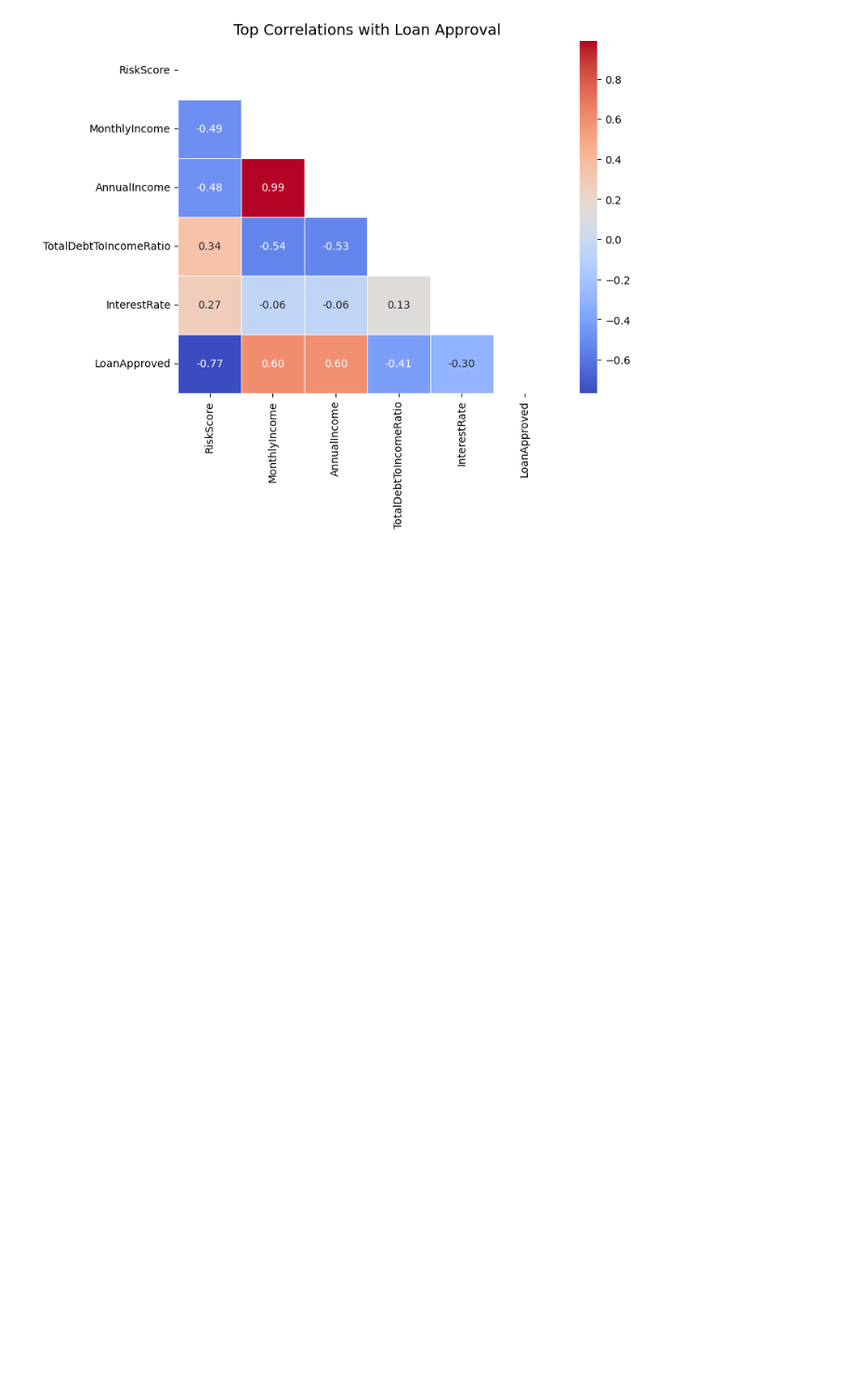
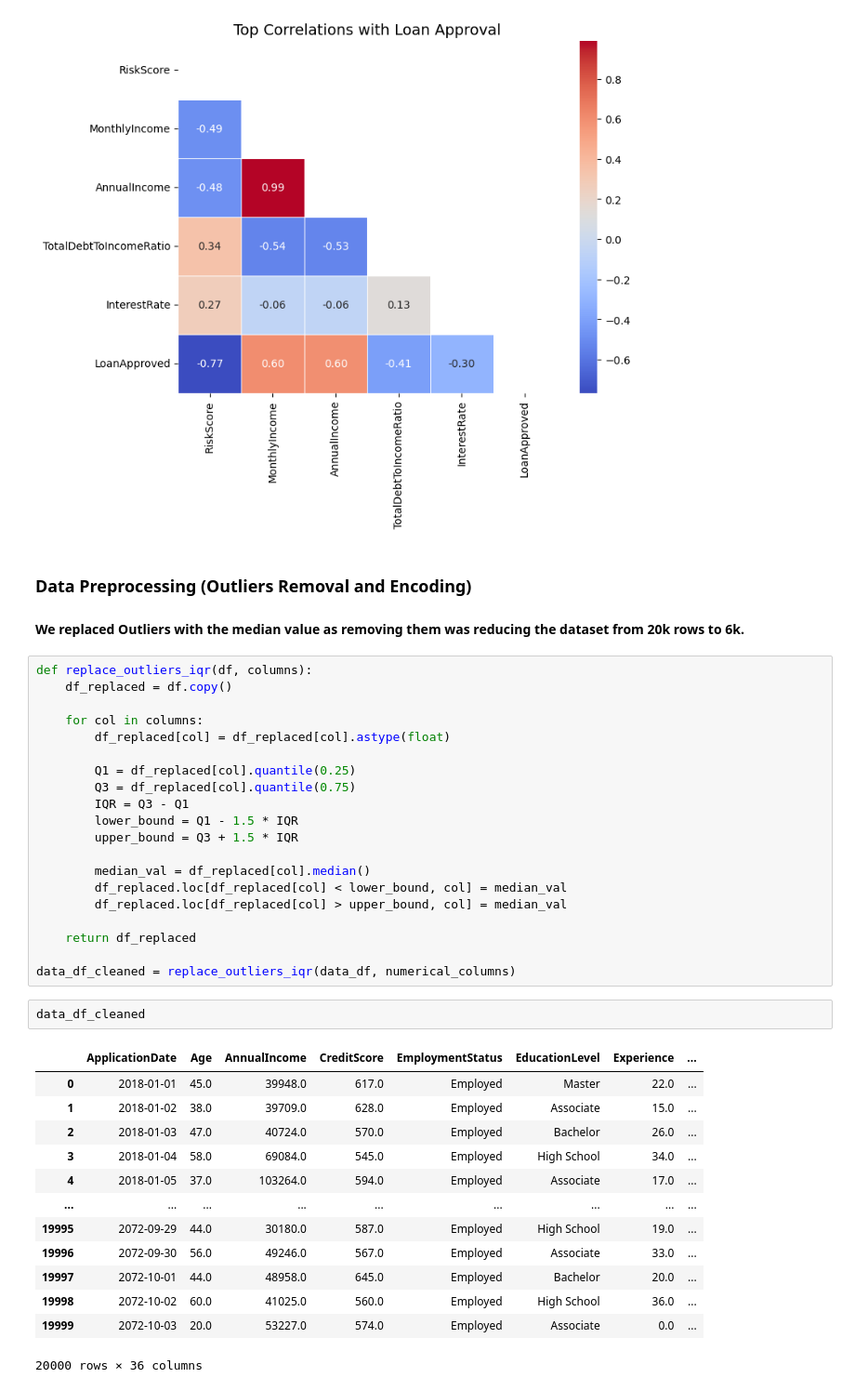
Before and after one commit to AbdulWahid026/ML_LoanApprovalPrediction-CreditRiskAnalysis, a Jupyter notebook: model.ipynb, the cells around one changed output. Shown at 93% size. Cells and saved outputs as stored; diff of their text form; blank space fills up the shorter version.

Commit message:
Some Preprocessing

```diff
--- a/model.ipynb
+++ b/model.ipynb
@@ -247,3 +250,42 @@ plt.title("Top Correlations with Loan Approval", fontsize=14)
 plt.show()
 # %% [output]
 [figure]
+# %% [markdown]
+### Data Preprocessing (Outliers Removal and Encoding)
+#### We replaced Outliers with the median value as removing them was reducing the dataset from 20k rows to 6k.
+# %%
+def replace_outliers_iqr(df, columns):
+    df_replaced = df.copy()
+
+    for col in columns:
+        df_replaced[col] = df_replaced[col].astype(float)
+
+        Q1 = df_replaced[col].quantile(0.25)
+        Q3 = df_replaced[col].quantile(0.75)
+        IQR = Q3 - Q1
+        lower_bound = Q1 - 1.5 * IQR
+        upper_bound = Q3 + 1.5 * IQR
+
+        median_val = df_replaced[col].median()
+        df_replaced.loc[df_replaced[col] < lower_bound, col] = median_val
+        df_replaced.loc[df_replaced[col] > upper_bound, col] = median_val
+
+    return df_replaced
+
+data_df_cleaned = replace_outliers_iqr(data_df, numerical_columns)
+# %%
+data_df_cleaned
+# %% [output]
+|  | ApplicationDate | Age | AnnualIncome | CreditScore | EmploymentStatus | EducationLevel | Experience | ... |
+| 0 | 2018-01-01 | 45.0 | 39948.0 | 617.0 | Employed | Master | 22.0 | ... |
+| 1 | 2018-01-02 | 38.0 | 39709.0 | 628.0 | Employed | Associate | 15.0 | ... |
+| 2 | 2018-01-03 | 47.0 | 40724.0 | 570.0 | Employed | Bachelor | 26.0 | ... |
+| 3 | 2018-01-04 | 58.0 | 69084.0 | 545.0 | Employed | High School | 34.0 | ... |
+| 4 | 2018-01-05 | 37.0 | 103264.0 | 594.0 | Employed | Associate | 17.0 | ... |
+| ... | ... | ... | ... | ... | ... | ... | ... | ... |
+| 19995 | 2072-09-29 | 44.0 | 30180.0 | 587.0 | Employed | High School | 19.0 | ... |
+| 19996 | 2072-09-30 | 56.0 | 49246.0 | 567.0 | Employed | Associate | 33.0 | ... |
+| 19997 | 2072-10-01 | 44.0 | 48958.0 | 645.0 | Employed | Bachelor | 20.0 | ... |
+| 19998 | 2072-10-02 | 60.0 | 41025.0 | 560.0 | Employed | High School | 36.0 | ... |
+| 19999 | 2072-10-03 | 20.0 | 53227.0 | 574.0 | Employed | Associate | 0.0 | ... |
+20000 rows × 36 columns
```
Also changed, not shown: parts of 6 cells of this notebook.
